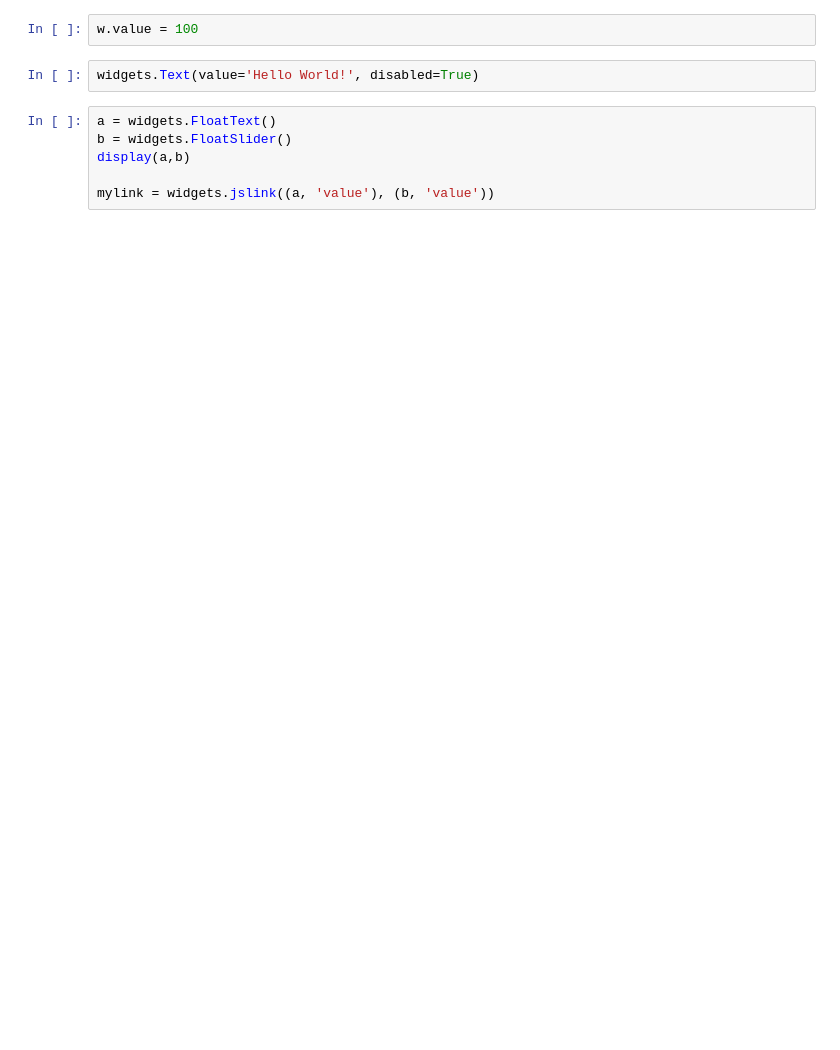
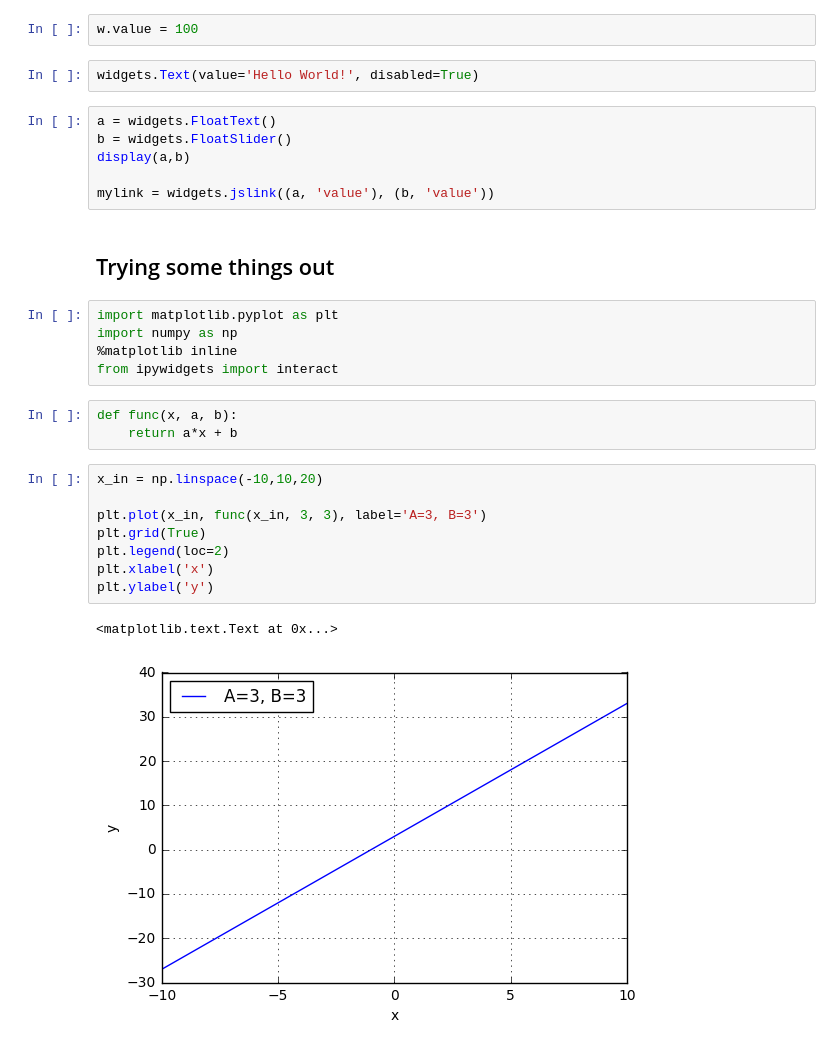
Before and after one commit to AlessandroGraizzaro/PyPD, a Jupyter notebook: Widget Demo.ipynb, the cells around one changed output. Cells and saved outputs as stored; diff of their text form; blank space fills up the shorter version.

```diff
--- a/Widget Demo.ipynb
+++ b/Widget Demo.ipynb
@@ -22,3 +22,24 @@ b = widgets.FloatSlider()
 display(a,b)
 
 mylink = widgets.jslink((a, 'value'), (b, 'value'))
+# %% [markdown]
+## Trying some things out
+# %%
+import matplotlib.pyplot as plt
+import numpy as np
+%matplotlib inline
+from ipywidgets import interact
+# %%
+def func(x, a, b):
+    return a*x + b
+# %%
+x_in = np.linspace(-10,10,20)
+
+plt.plot(x_in, func(x_in, 3, 3), label='A=3, B=3')
+plt.grid(True)
+plt.legend(loc=2)
+plt.xlabel('x')
+plt.ylabel('y')
+# %% [output]
+<matplotlib.text.Text at 0x...>
+[figure, added]
```
Also changed, not shown: parts of 3 cells of this notebook, 5 other files.
